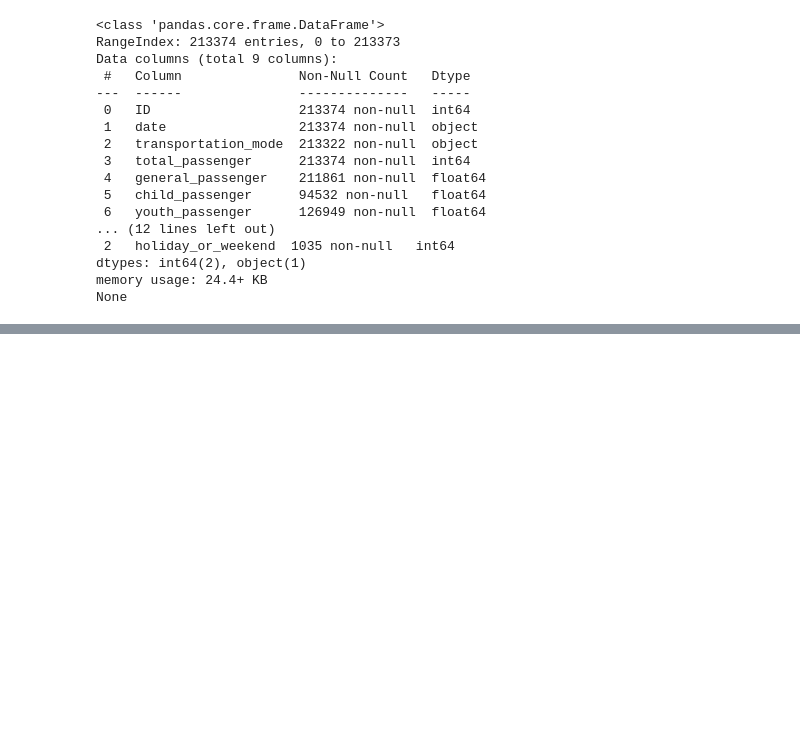
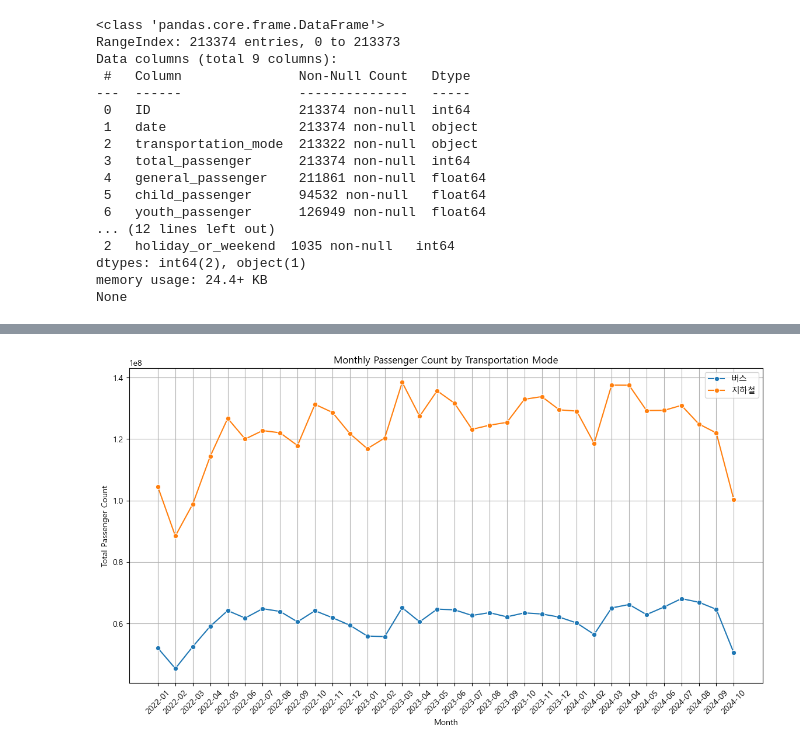
Before and after one commit to mini-project-y/1st_mini_project, a Jupyter notebook: Mook/pjt_01.ipynb, the cells around one changed output, grey strips where cells are left out. Cells and saved outputs as stored; diff of their text form; code cells hidden in the pictures; blank space fills up the shorter version.

```diff
--- a/Mook/pjt_01.ipynb
+++ b/Mook/pjt_01.ipynb
@@ -50,0 +102,2 @@ train_merged = train_merged.drop(columns=['ID_y'])
+# %%
+transportation_monthly = transportation_merged.groupby('transportation_mode').resample('ME').sum(numeric_only=True)
@@ -50,0 +138,4 @@ train_merged = train_merged.drop(columns=['ID_y'])
+# %%
+transportation_monthly2 = transportation_monthly.reset_index()
+# %%
+transportation_monthly2["date_month"] = transportation_monthly2['date'].map(lambda v: str(v)[:7])
@@ -50,0 +158,15 @@ train_merged = train_merged.drop(columns=['ID_y'])
+# %%
+plt.rcParams['font.family'] ='Malgun Gothic'
+plt.rcParams['axes.unicode_minus'] =False
+# %%
+plt.figure(figsize=(14, 7))
+sns.lineplot(data=transportation_monthly2, x='date_month', y='total_passenger', hue='transportation_mode', marker='o')
+plt.title('Monthly Passenger Count by Transportation Mode')
+plt.xlabel('Month')
+plt.ylabel('Total Passenger Count')
+plt.grid()
+plt.legend()
+plt.xticks(rotation=45)
+plt.show()
+# %% [output]
+[figure, added]
```
Also changed, not shown: parts of 21 cells of this notebook, 1 other file.
